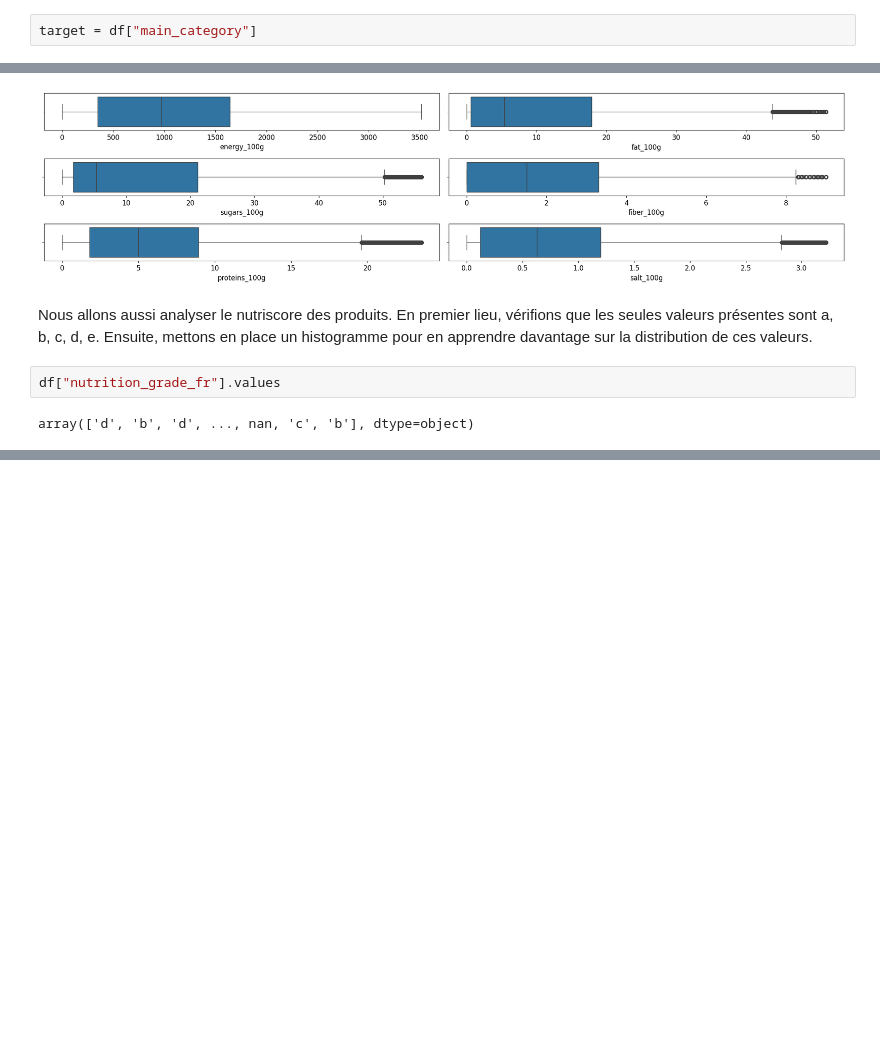
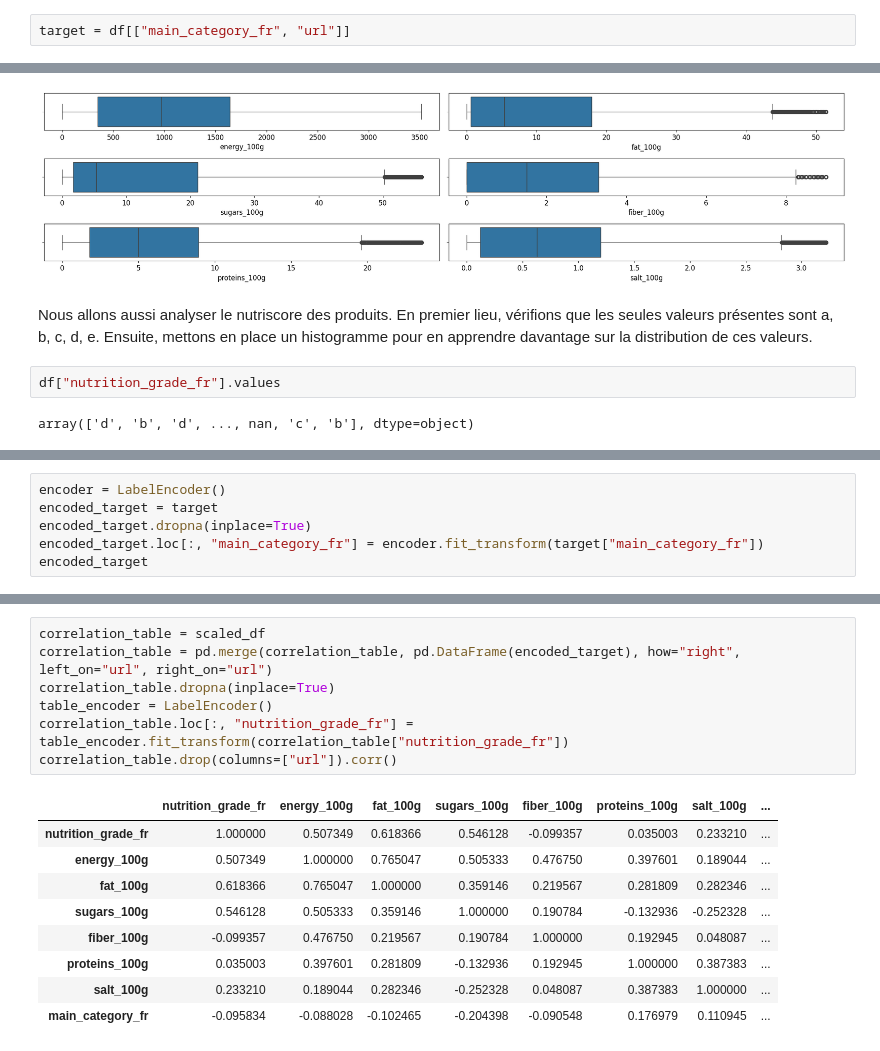
Before and after one commit to tdechanet/IAEngP3, a Jupyter notebook: analyze.ipynb, the cells around one changed output, grey strips where cells are left out. Drawn from its saved outputs; the diff is of its cells as text; blank space fills up the shorter version.

Commit message:
tested correlation between variables

```diff
--- a/analyze.ipynb
+++ b/analyze.ipynb
@@ -62,7 +68,7 @@ dtype: float64
 # %% [markdown]
 La variable "main_category" paraît parfaite. C'est une variable catégorielle et elle est ni trop vide ni trop remplis.
 # %%
-target = df["main_category"]
+target = df[["main_category_fr", "url"]]
 # %% [markdown]
 Maintenant, visualisons les données en fonctions du pourcentage de valuers manquantes.
 # %%
@@ -213,0 +245,6 @@ sns.histplot(data=df["nutrition_grade_fr"])
+# %%
+encoder = LabelEncoder()
+encoded_target = target
+encoded_target.dropna(inplace=True)
+encoded_target.loc[:, "main_category_fr"] = encoder.fit_transform(target["main_category_fr"])
+encoded_target
@@ -213,0 +269,17 @@ sns.histplot(data=df["nutrition_grade_fr"])
+# %%
+correlation_table = scaled_df
+correlation_table = pd.merge(correlation_table, pd.DataFrame(encoded_target), how="right", left_on="url", right_on="url")
+correlation_table.dropna(inplace=True)
+table_encoder = LabelEncoder()
+correlation_table.loc[:, "nutrition_grade_fr"] = table_encoder.fit_transform(correlation_table["nutrition_grade_fr"])
+correlation_table.drop(columns=["url"]).corr()
+# %% [output]
+|  | nutrition_grade_fr | energy_100g | fat_100g | sugars_100g | fiber_100g | proteins_100g | salt_100g | ... |
+| nutrition_grade_fr | 1.000000 | 0.507349 | 0.618366 | 0.546128 | -0.099357 | 0.035003 | 0.233210 | ... |
+| energy_100g | 0.507349 | 1.000000 | 0.765047 | 0.505333 | 0.476750 | 0.397601 | 0.189044 | ... |
+| fat_100g | 0.618366 | 0.765047 | 1.000000 | 0.359146 | 0.219567 | 0.281809 | 0.282346 | ... |
+| sugars_100g | 0.546128 | 0.505333 | 0.359146 | 1.000000 | 0.190784 | -0.132936 | -0.252328 | ... |
+| fiber_100g | -0.099357 | 0.476750 | 0.219567 | 0.190784 | 1.000000 | 0.192945 | 0.048087 | ... |
+| proteins_100g | 0.035003 | 0.397601 | 0.281809 | -0.132936 | 0.192945 | 1.000000 | 0.387383 | ... |
+| salt_100g | 0.233210 | 0.189044 | 0.282346 | -0.252328 | 0.048087 | 0.387383 | 1.000000 | ... |
+| main_category_fr | -0.095834 | -0.088028 | -0.102465 | -0.204398 | -0.090548 | 0.176979 | 0.110945 | ... |
```
Also changed, not shown: parts of 13 cells of this notebook.
